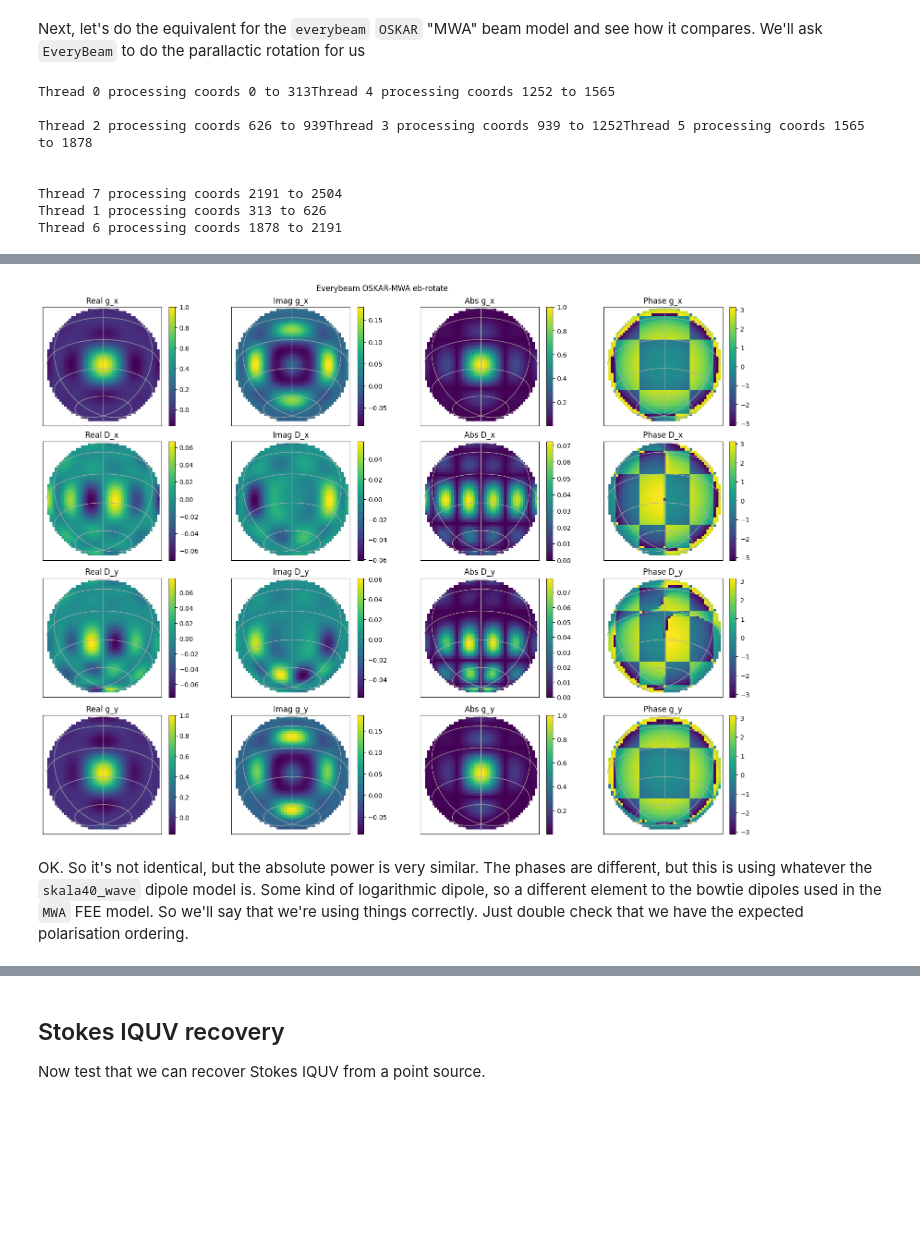
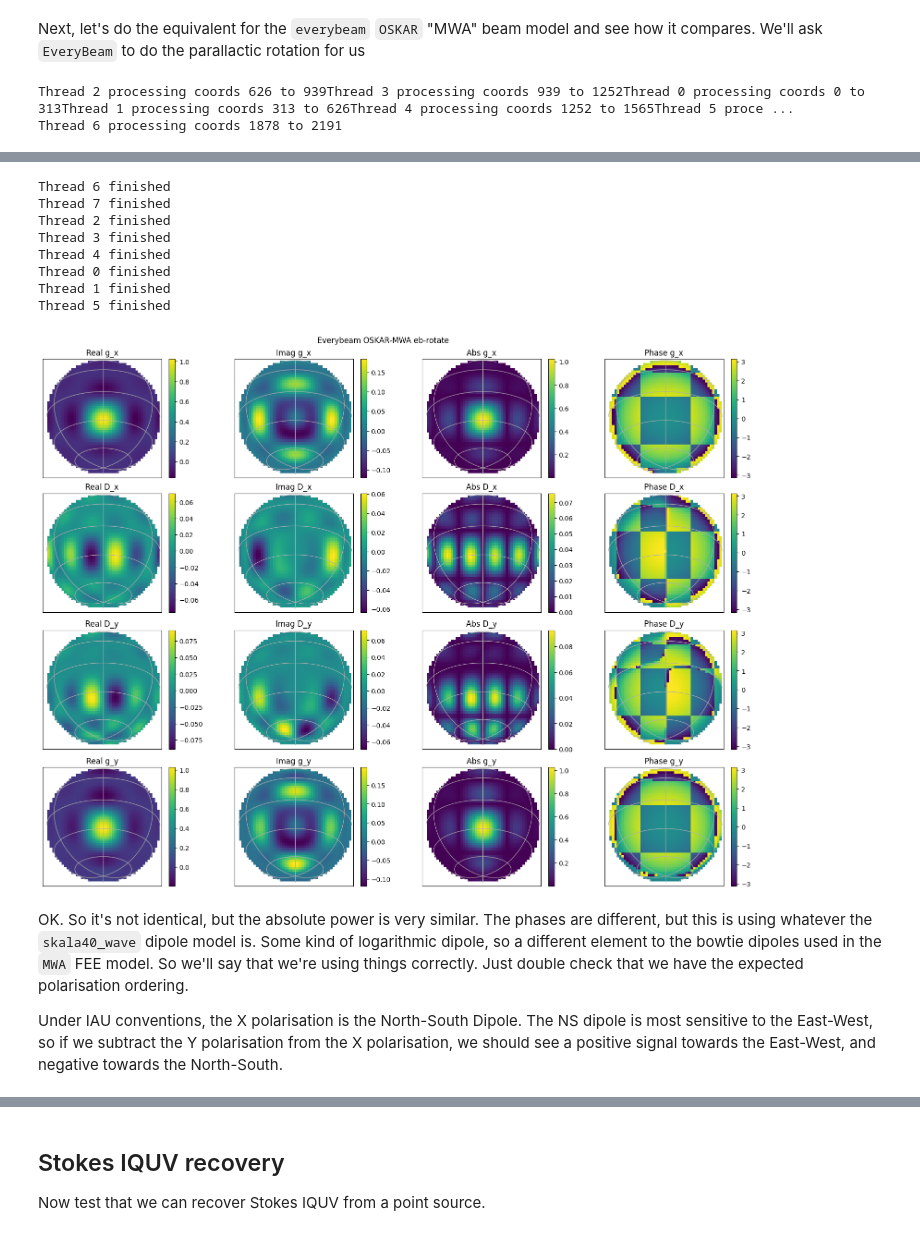
Before and after one commit to JLBLine/WODEN, a Jupyter notebook: test_installation/everybeam/test_OSKAR-MWA.ipynb, the cells around one changed output, grey strips where cells are left out. Cells and saved outputs as stored; diff of their text form; code cells hidden in the pictures; blank space fills up the shorter version.

```diff
--- a/test_installation/everybeam/test_OSKAR-MWA.ipynb
+++ b/test_installation/everybeam/test_OSKAR-MWA.ipynb
@@ -146,13 +143,8 @@ current_latitude = np.radians(MWA_LAT)
 current_longitude = np.radians(MWA_LONG)
 
 apply_beam_norms=True
-use_differential_beam=False
-
-##We need to turn on parallactic rotation in wodenpy as it doesn't exist for
-##EveryBeam MWA. We also need to reorder the jones to get north-south first
-parallactic_rotate=False
-reorder_jones=False
-eb_rotate = True
+parallactic_rotate=True
+iau_order=True
 
 element_response = "skala40_wave"
 
@@ -166,14 +158,11 @@ all_jones = run_everybeam_over_threads(num_threads, ms_path,
                             ras, decs,
                             np.radians(ra0), np.radians(dec0),
                             j2000_latitudes, j2000_lsts,
-                            current_latitude, current_longitude,
                             times, freqs, station_ids,
-                            use_differential_beam=use_differential_beam,
                             apply_beam_norms=apply_beam_norms,
-                            reorder_jones=reorder_jones,
+                            iau_order=iau_order,
                             parallactic_rotate=parallactic_rotate,
-                            element_response_model=element_response,
-                            eb_rotate=eb_rotate)
+                            element_response_model=element_response)
 
 beam_ind, time_ind, freq_ind = 0, 0, 0
 
@@ -189,11 +178,5 @@ all_gy_eb.shape = (nside, nside)
 
 plot_jones_on_sky(all_gx_eb, all_Dx_eb, all_Dy_eb, all_gy_eb, wcs, 'Everybeam OSKAR-MWA eb-rotate')
 # %% [output]
-Thread 0 processing coords 0 to 313Thread 4 processing coords 1252 to 1565
-
-Thread 2 processing coords 626 to 939Thread 3 processing coords 939 to 1252Thread 5 processing coords 1565 to 1878
-
-
-Thread 7 processing coords 2191 to 2504
-Thread 1 processing coords 313 to 626
+Thread 2 processing coords 626 to 939Thread 3 processing coords 939 to 1252Thread 0 processing coords 0 to 313Thread 1 processing coords 313 to 626Thread 4 processing coords 1252 to 1565Thread 5 proce ...
 Thread 6 processing coords 1878 to 2191
@@ -208,6 +200,16 @@ Thread 0 finished
+Thread 6 finished
+Thread 7 finished
+Thread 2 finished
+Thread 3 finished
+Thread 4 finished
+Thread 0 finished
+Thread 1 finished
+Thread 5 finished
-[figure, old version]
+[figure, new version]
 # %% [markdown]
 OK. So it's not identical, but the absolute power is very similar. The phases are different, but this is using whatever the `skala40_wave` dipole model is. Some kind of logarithmic dipole, so a different element to the bowtie dipoles used in the `MWA` FEE model. So we'll say that we're using things correctly. Just double check that we have the expected polarisation ordering.
+
+Under IAU conventions, the X polarisation is the North-South Dipole. The NS dipole is most sensitive to the East-West, so if we subtract the Y polarisation from the X polarisation, we should see a positive signal towards the East-West, and negative towards the North-South.
 # %%
 diff = np.abs(all_gx_eb) - np.abs(all_gy_eb)
 im = plt.imshow(diff, origin='lower')
```
Also changed, not shown: parts of 24 cells of this notebook, 28 other files.
